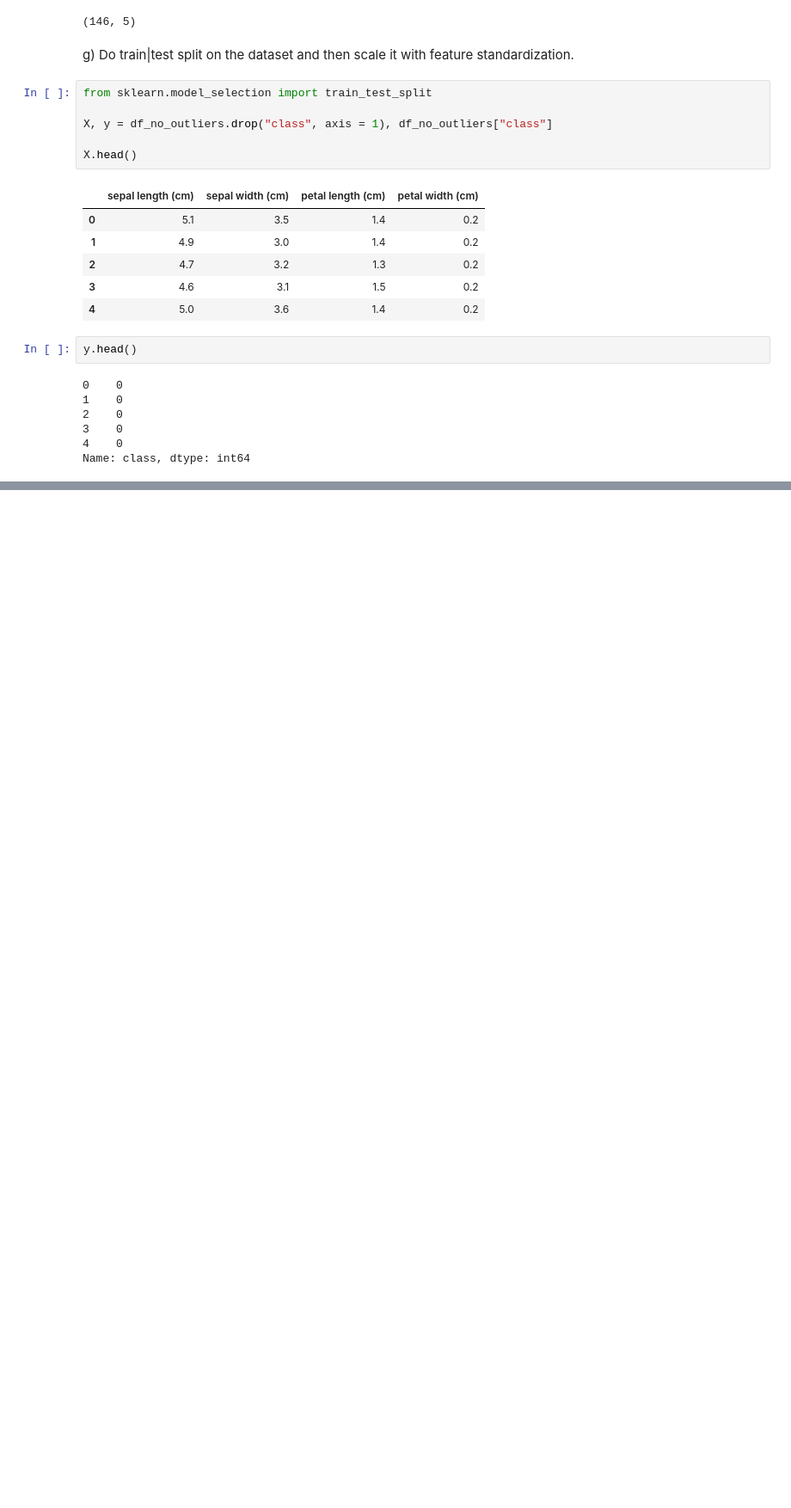
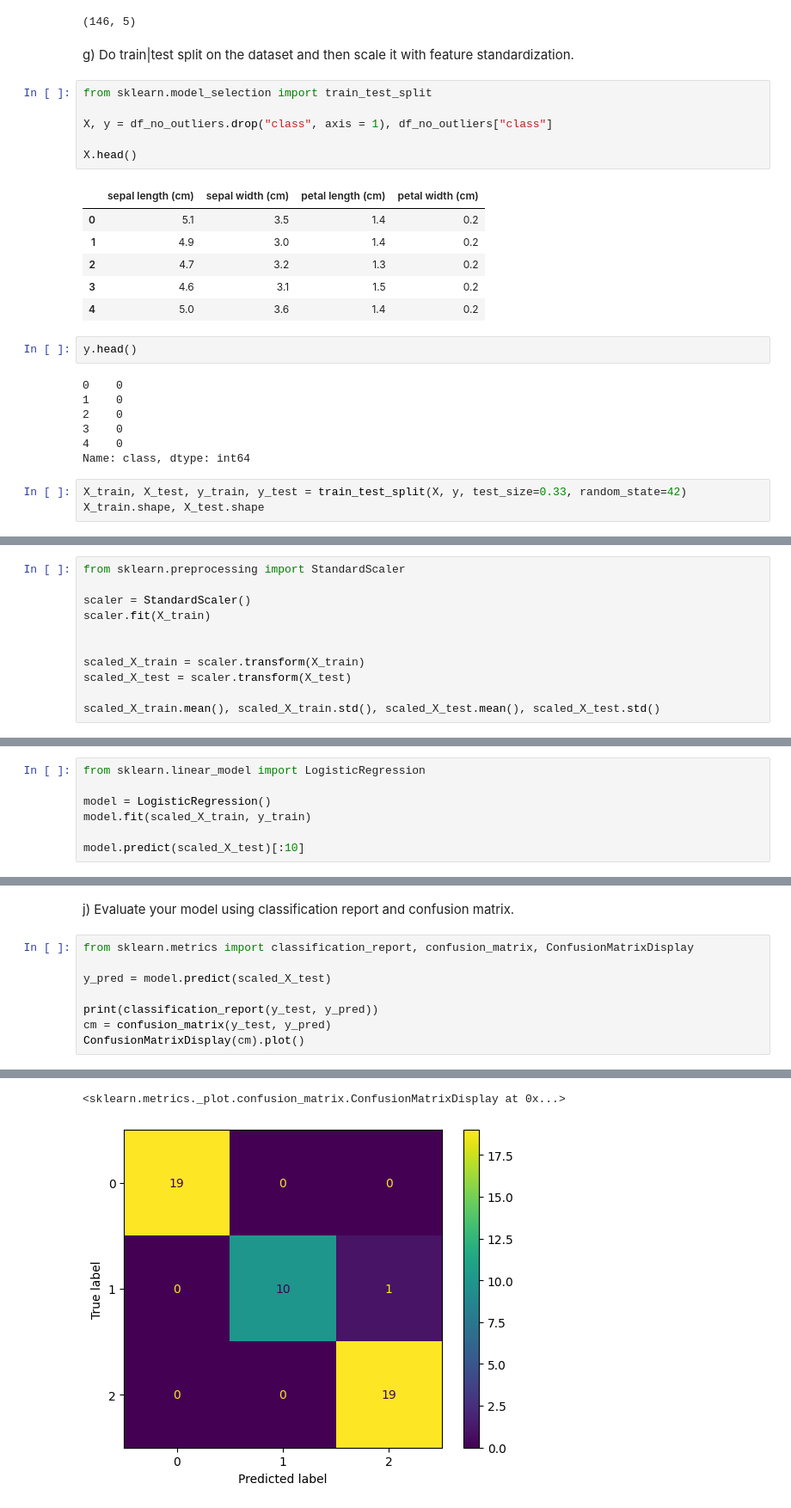
Before and after one commit to kokchun/ai_engineering_kokchun_giang, a Jupyter notebook: exercises/exercise2/exercise2.ipynb, the cells around one changed output, grey strips where cells are left out. Shown at 86% size. Drawn from its saved outputs; the diff is of its cells as text; blank space fills up the shorter version.

```diff
--- a/exercises/exercise2/exercise2.ipynb
+++ b/exercises/exercise2/exercise2.ipynb
@@ -221,3 +221,6 @@ y.head()
 3    0
 4    0
 Name: class, dtype: int64
+# %%
+X_train, X_test, y_train, y_test = train_test_split(X, y, test_size=0.33, random_state=42)
+X_train.shape, X_test.shape
@@ -223,0 +229,11 @@ Name: class, dtype: int64
+# %%
+from sklearn.preprocessing import StandardScaler
+
+scaler = StandardScaler()
+scaler.fit(X_train)
+
+
+scaled_X_train = scaler.transform(X_train)
+scaled_X_test = scaler.transform(X_test)
+
+scaled_X_train.mean(), scaled_X_train.std(), scaled_X_test.mean(), scaled_X_test.std()
@@ -223,0 +250,7 @@ Name: class, dtype: int64
+# %%
+from sklearn.linear_model import LogisticRegression
+
+model = LogisticRegression()
+model.fit(scaled_X_train, y_train)
+
+model.predict(scaled_X_test)[:10]
@@ -223,0 +263,11 @@ Name: class, dtype: int64
+# %% [markdown]
+  j) Evaluate your model using classification report and confusion matrix.
+# %%
+from sklearn.metrics import classification_report, confusion_matrix, ConfusionMatrixDisplay
+
+y_pred = model.predict(scaled_X_test)
+
+print(classification_report(y_test, y_pred))
+cm = confusion_matrix(y_test, y_pred)
+ConfusionMatrixDisplay(cm).plot()
+# %% [output]
@@ -223,0 +283,2 @@ Name: class, dtype: int64
+<sklearn.metrics._plot.confusion_matrix.ConfusionMatrixDisplay at 0x...>
+[figure, added]
```
Also changed, not shown: parts of 6 cells of this notebook.
